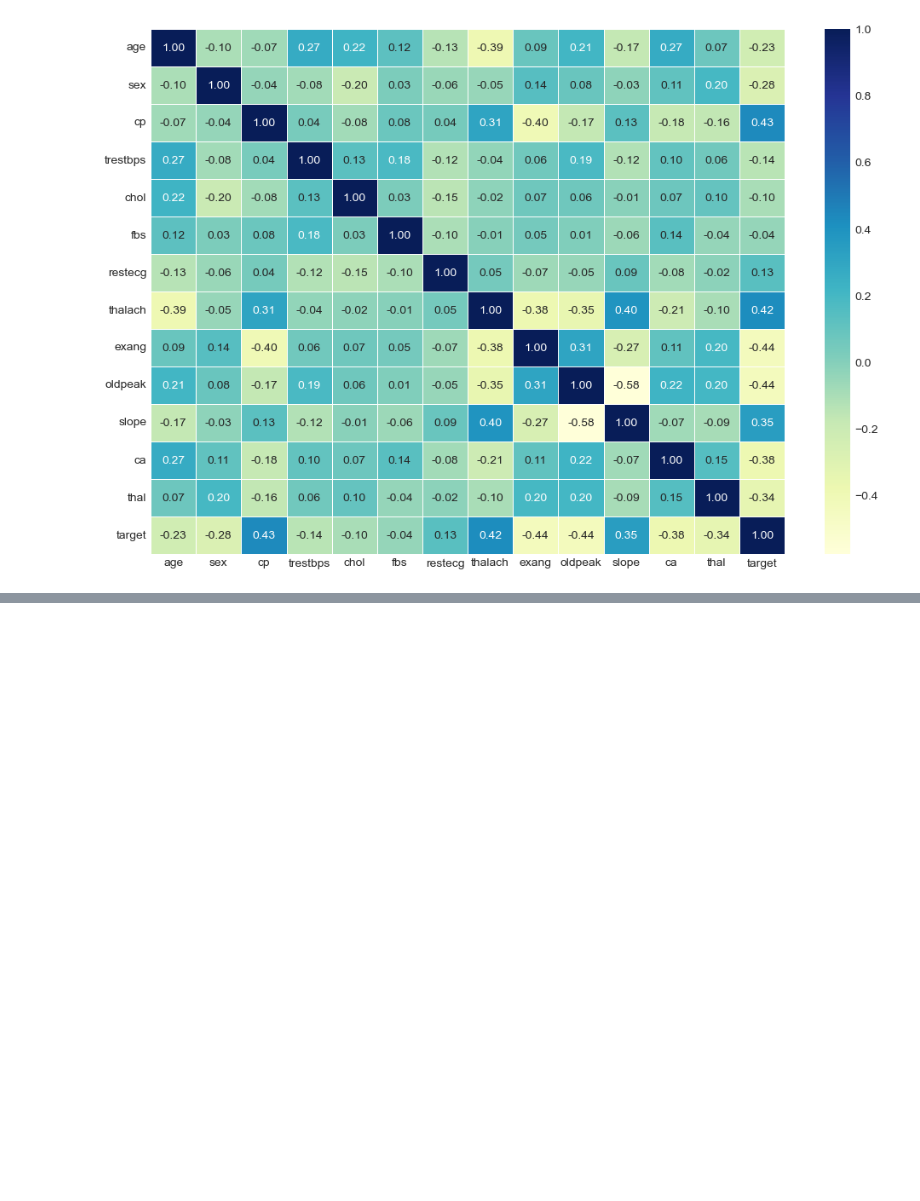
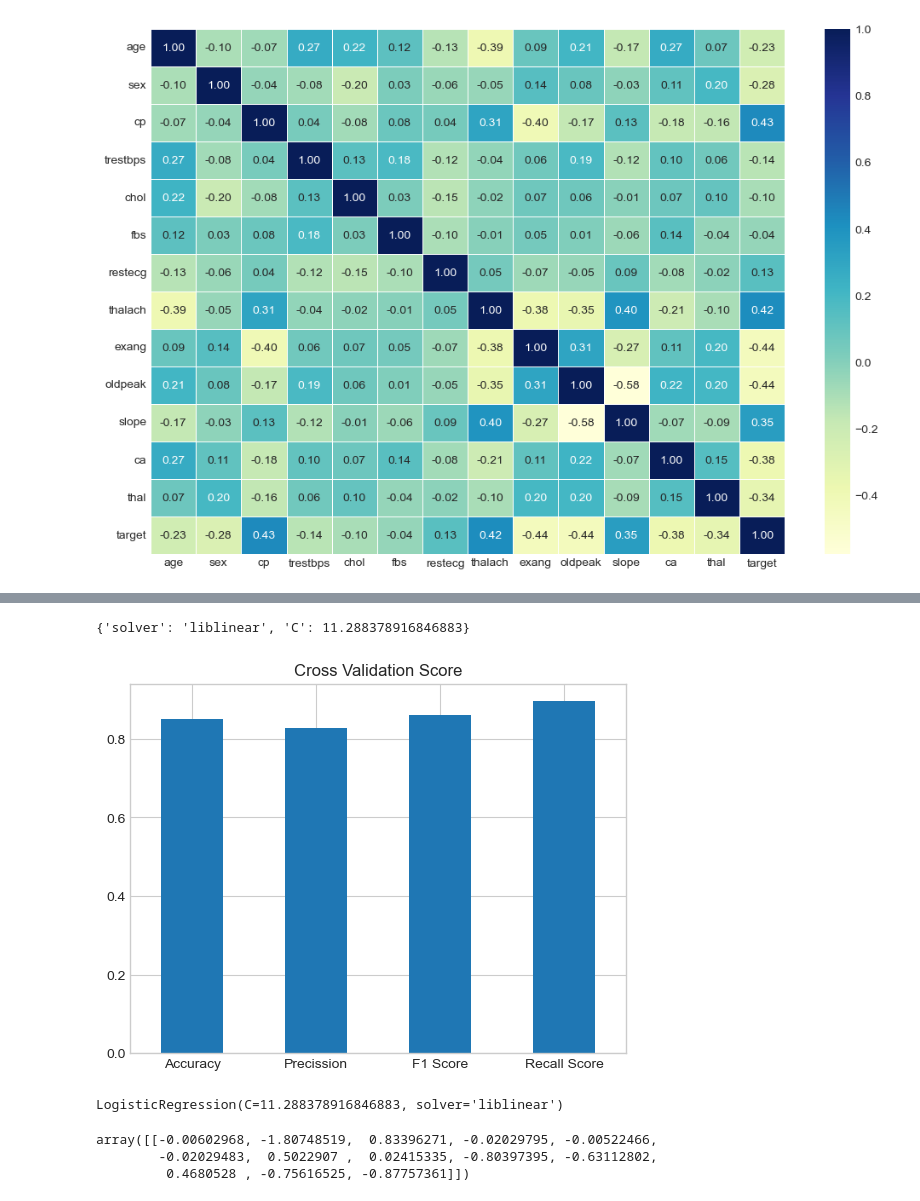
Before and after one commit to msnkr/heart_disease, a Jupyter notebook: heart-disease-classification.ipynb, the cells around one changed output, grey strips where cells are left out. Drawn from its saved outputs; the diff is of its cells as text; code cells hidden in the pictures; blank space fills up the shorter version.

```diff
--- a/heart-disease-classification.ipynb
+++ b/heart-disease-classification.ipynb
@@ -271,0 +324,30 @@ rf_grid = {"n_estimators": np.arange(10, 1000, 50),
+# %%
+rs_log_reg.best_params_
+# %% [output]
+{'solver': 'liblinear', 'C': 11.288378916846883}
+# %%
+clf = LogisticRegression(solver='liblinear', C=11.288378916846883)
+cvs_acc = cross_val_score(clf, X, y, cv=5, scoring="accuracy")
+csv_precision = cross_val_score(clf, X, y, scoring="precision")
+csv_f1 = cross_val_score(clf, X, y, scoring="f1")
+csv_recall = cross_val_score(clf, X, y, scoring="recall")
+# %%
+cv_metrics = pd.DataFrame(data={"Accuracy": np.mean(cvs_acc),
+                               "Precission": np.mean(csv_precision),
+                               "F1 Score": np.mean(csv_f1),
+                               "Recall Score": np.mean(csv_recall)}, index=[0])
+
+cv_metrics.T.plot.bar(title="Cross Validation Score", legend=False)
+plt.xticks(rotation=0);
+# %% [output]
+[figure, added]
+# %%
+clf.fit(X_train, y_train)
+# %% [output]
+LogisticRegression(C=11.288378916846883, solver='liblinear')
+# %%
+clf.coef_
+# %% [output]
+array([[-0.00602968, -1.80748519,  0.83396271, -0.02029795, -0.00522466,
+        -0.02029483,  0.5022907 ,  0.02415335, -0.80397395, -0.63112802,
+         0.4680528 , -0.75616525, -0.87757361]])
```
Also changed, not shown: parts of 14 cells of this notebook.
